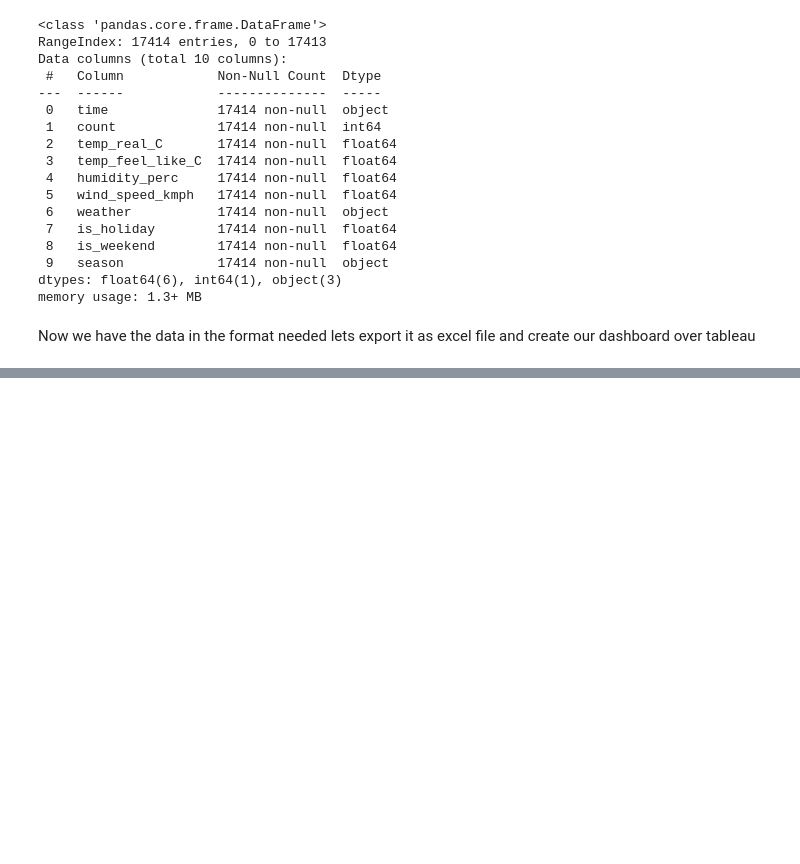
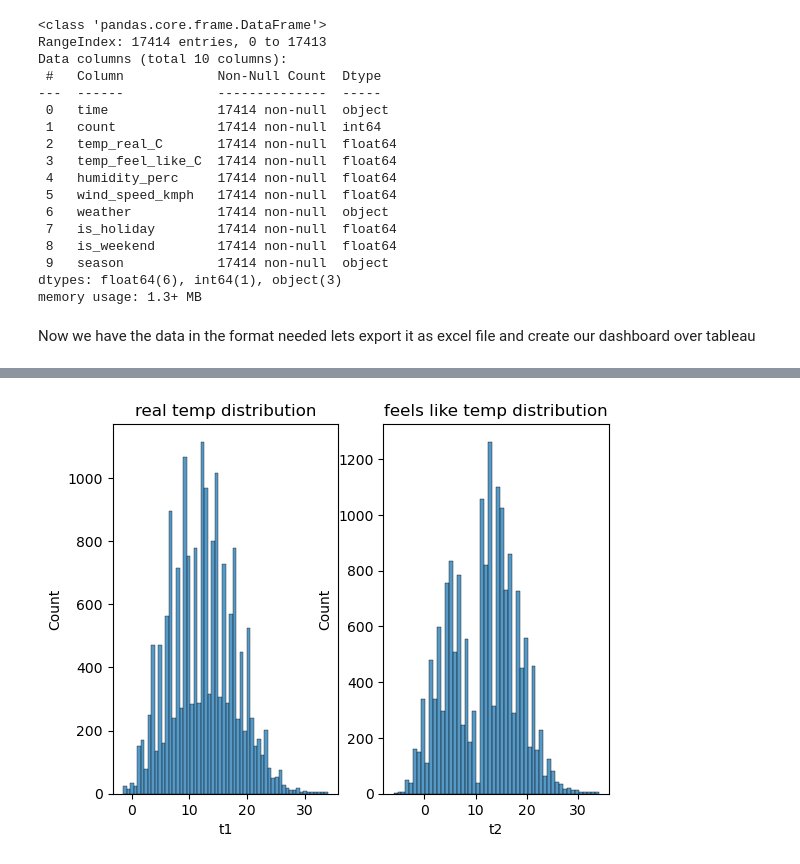
Before and after one commit to Adroit10/London-Bike-Rides-Data-Analysis, a Jupyter notebook: london_bikes_EDA.ipynb, the cells around one changed output, grey strips where cells are left out. Saved outputs shown, nothing was run; the diff lists cells and outputs as text; code cells hidden in the pictures; blank space fills up the shorter version.

```diff
--- a/london_bikes_EDA.ipynb
+++ b/london_bikes_EDA.ipynb
@@ -144,0 +218,10 @@ df.to_excel('london_bikes_final.xlsx',sheet_name='Bikes_Data')
+# %%
+plt.subplot(1,2,1)
+sns.histplot(data=data,x='t1')
+plt.title('real temp distribution')
+plt.subplot(1,2,2)
+sns.histplot(data=data,x='t2')
+plt.title('feels like temp distribution')
+plt.show()
+# %% [output]
+[figure, added]
```
Also changed, not shown: parts of 37 cells of this notebook, 2 other files.
